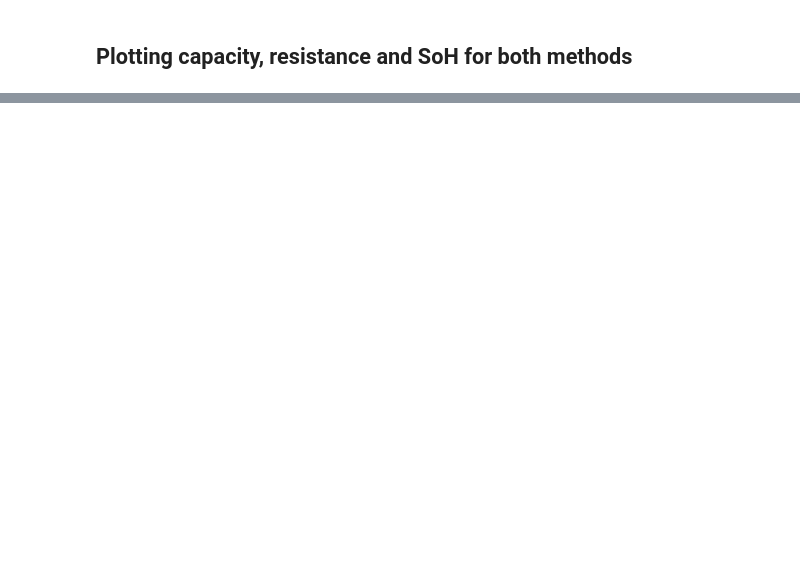
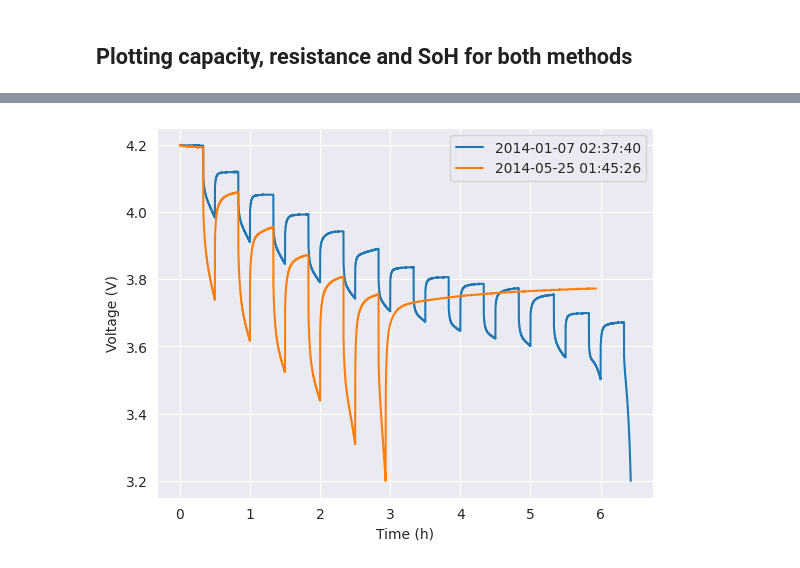
Before and after one commit to antongorillam/Lithium-Ion-Battery-Analysis, a Jupyter notebook: battery_analysis.ipynb, the cells around one changed output, grey strips where cells are left out. Drawn from its saved outputs; the diff is of its cells as text; code cells hidden in the pictures; blank space fills up the shorter version.

```diff
--- a/battery_analysis.ipynb
+++ b/battery_analysis.ipynb
@@ -182,0 +223,64 @@ plt.show()
+# %%
+def mergeConsDf(df):
+    temp_dict = {
+        'voltage': [],
+        'relativeTime': [],
+        'date': [],
+        }
+
+    relative_acc_time = 0
+    for _, row in temp_df.iterrows():
+        temp_dict['voltage'].extend(row['voltage'])
+        temp_dict['relativeTime'].extend(row['relativeTime'] + relative_acc_time)
+        temp_dict['date'].extend([row['date'] for _, _ in enumerate(row['relativeTime'])])
+        relative_acc_time = temp_dict['relativeTime'][-1]
+
+    return pd.DataFrame(temp_dict)
+# %%
+df = pd.DataFrame(mat['data']['step'])
+df = df.query('comment in ["pulsed load (rest)", "pulsed load (discharge)", "rest post pulsed load or charge"]')
+
+format_string = "%d-%b-%Y %H:%M:%S"
+df['date'] = df['date'].apply(lambda x: datetime.strptime(x, format_string)) # Change 'date' to the right format
+
+last_idx = None
+inds_list = []
+inds = []
+
+for idx, row in df.iterrows():
+
+    if not last_idx:
+        last_idx=idx
+
+    if abs(last_idx - idx) > 1:
+        inds_list.append(inds)
+        inds = []
+
+    inds.append(idx)
+    last_idx=idx
+
+inds_list = np.array([inds for inds in inds_list if len(inds)!=1])
+merged_list = []
+
+for inds in inds_list:
+    temp_df = df.loc[inds]
+    temp_df = mergeConsDf(temp_df)
+    merged_list.append(temp_df)
+
+
+merged_list = merged_list[::len(merged_list)-1]
+dates = []
+sns.set_style('darkgrid')
+for df in merged_list:
+    time_hour = df['relativeTime'] / 3600
+    voltage = df['voltage']
+    # plt.plot(time_hour, voltage, linewidth=1.5, )
+    ax = sns.lineplot(x=time_hour, y=voltage, linewidth=1.5)
+    dates.append(df['date'][0])
+
+plt.xlabel('Time (h)')
+plt.ylabel('Voltage (V)')
+plt.legend(dates)
+plt.show()
+# %% [output]
+[figure, added]
```
Also changed, not shown: parts of 15 cells of this notebook.
